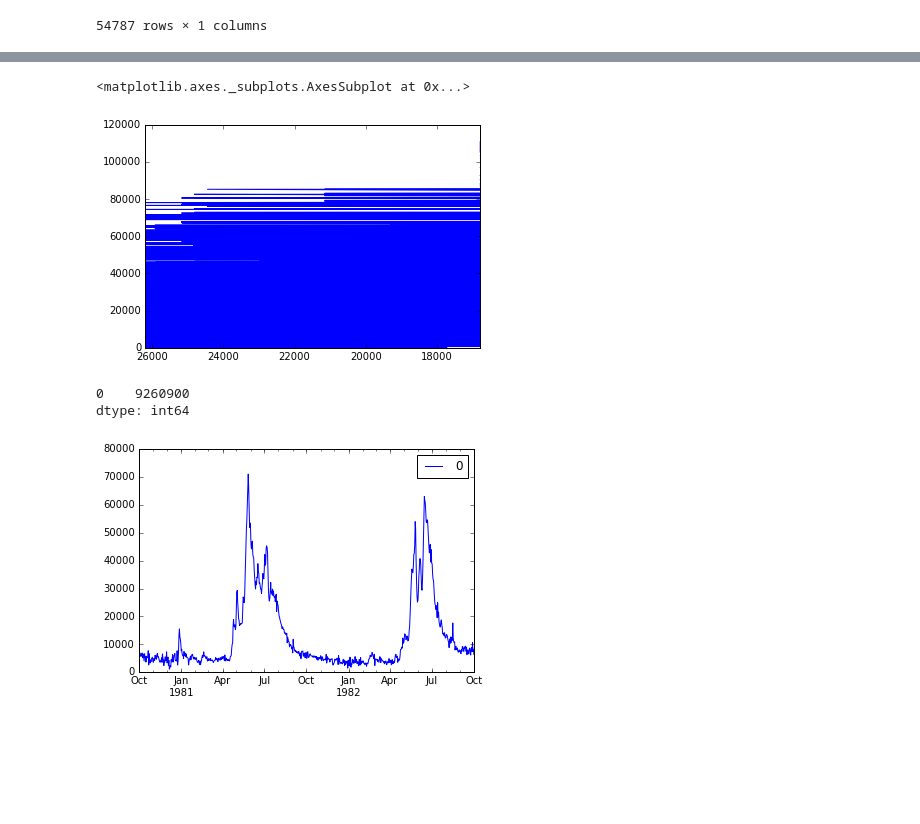
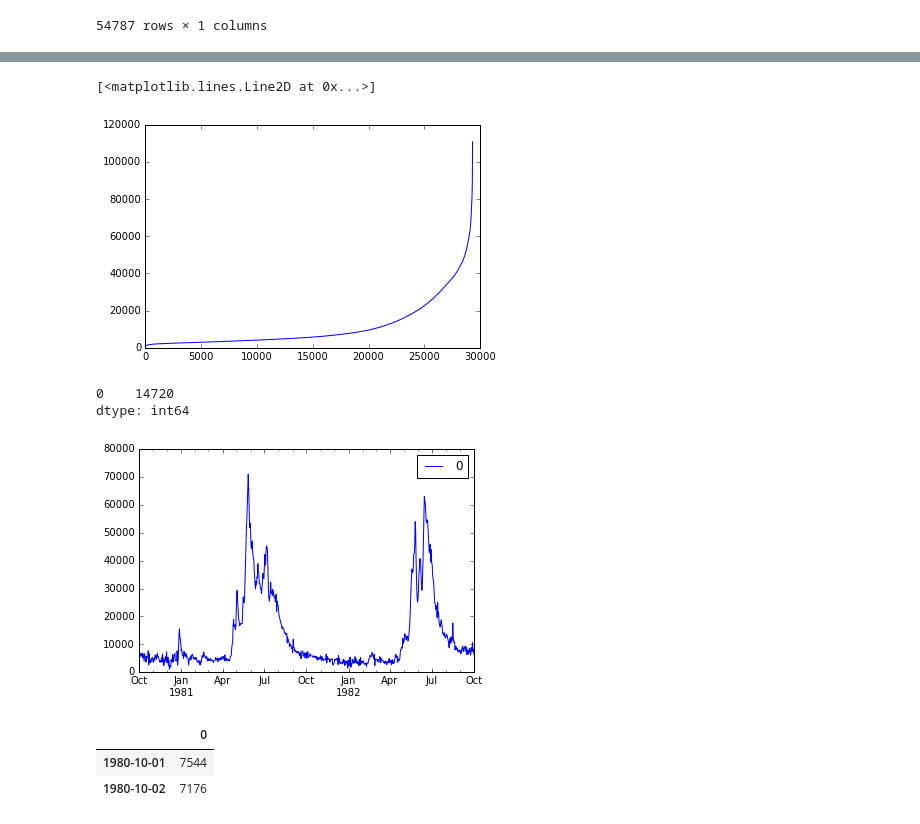
Before and after one commit to julievano/storyline_plots, a Jupyter notebook: notebooks/storylines_metrics_libby.ipynb, the cells around one changed output, grey strips where cells are left out. Saved outputs shown, nothing was run; the diff lists cells and outputs as text; code cells hidden in the pictures; blank space fills up the shorter version.

```diff
--- a/notebooks/storylines_metrics_libby.ipynb
+++ b/notebooks/storylines_metrics_libby.ipynb
@@ -10,12 +10,11 @@ pd.set_option('display.max_rows', 3)
 # %%
 #Location of files
-filepath = '/Users/vano/Dropbox/raid/rmjoc2/nrni/%s.csv'
-location = 'NRNI_Flows_1929-2008_Corrected_08-2016'
+filepath = '/Users/vano/Dropbox/raid/rmjoc2/%s.csv'
+location = 'nrni/NRNI_Flows_1929-2008_Corrected_08-2016'
 filepath%location
 
-filepath2 = '/Users/vano/Dropbox/raid/rmjoc2/bcsd/%s.csv'
-location2 = 'CCSM4_rcp85_BCSD_VIC_P1-LIB-biascorrected_streamflow-provisional_0.3'
-filepath2%location2
+location2 = 'bcsd/CCSM4_rcp85_BCSD_VIC_P1-LIB-biascorrected_streamflow-provisional_0.3'
+filepath%location2
 
 #Joe (eventually): what is the best way to do a remote path - for example, the files I'd like to use are at
 #hydra:/raid3/oriana/bpa/future/VIC/calib_inverse/bcsd/{GCM}/{RCP}/deliverables/
@@ -135,21 +162,27 @@ KeyError: "['1945-10-01T00:00:00.000000000Z' '1945-10-02T00:00:00.000000000Z'\n
 # %%
-#flow duration curve, very much work in progress
+#flow duration curve, work in progress
 x = df.sort_values(by="LIB5N")
 dailysort=x['LIB5N']
 dailysort[1:]
-#plt.plot(dailysort[1:])  #XXX how only plot second column
-dailysort[1:].plot.line()
+plt.plot(dailysort[1:].values)
+#dailysort[1:].plot.line()
 # %% [output]
-<matplotlib.axes._subplots.AxesSubplot at 0x...>
+[<matplotlib.lines.Line2D at 0x...>]
-[figure, old version]
+[figure, new version]
 # %%
 #calculate the histograms
 #plot(kind='bar')
 #.sum()
 ts['1980-10-1':'1982-10-01'].plot()
-ts['1980-10-1':'1982-10-01'].sum()
-#XXX look up how to turn daily flows into monthly, there's got to be some matrix way of doing this
+x = ts['1980-10-1':'1980-10-02'].sum()
+#XXX there's got to be some matrix way of doing this
 # %% [output]
-0    9260900
+0    14720
 dtype: int64
 [figure]
+# %%
+ts['1980-10-1':'1980-10-02']
+# %% [output]
+|  | 0 |
+| 1980-10-01 | 7544 |
+| 1980-10-02 | 7176 |
```
Also changed, not shown: parts of 23 cells of this notebook, 1 other file.
